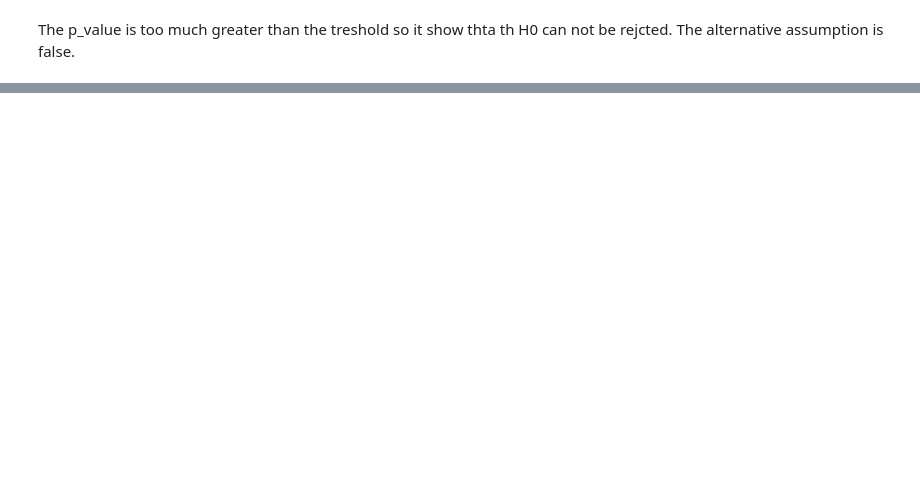
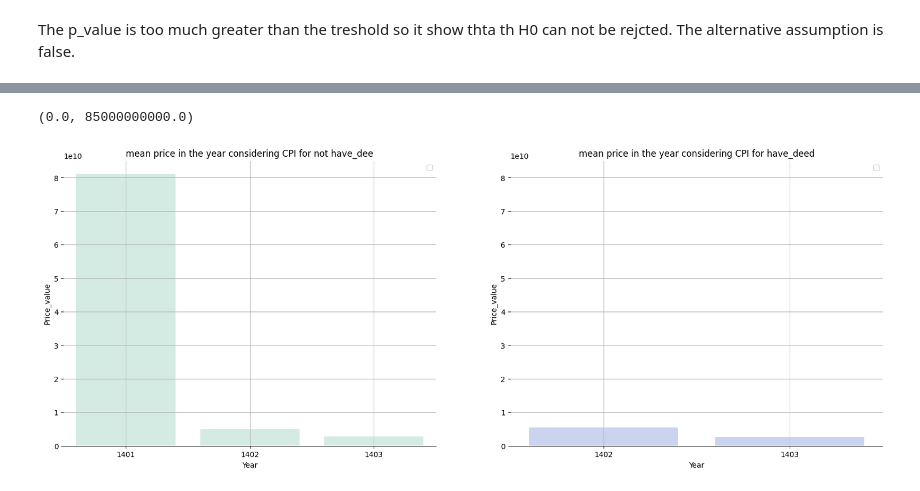
Before and after one commit to AmirrezaNasiri85/Artificial-Inteligance-Boot-Camp, a Jupyter notebook: ProjectOne.ipynb, the cells around one changed output, grey strips where cells are left out. Cells and saved outputs as stored; diff of their text form; code cells hidden in the pictures; blank space fills up the shorter version.

```diff
--- a/ProjectOne.ipynb
+++ b/ProjectOne.ipynb
@@ -435,0 +431,46 @@ The alternative assumption is false.
+# %%
+figure , axes = plt.subplots(1, 2, figsize=(20, 7))
+
+sns.barplot(
+    x=not_have_deed.index,
+    y=not_have_deed["price_value"],
+    color="mediumaquamarine",
+    ax = axes[0],
+    alpha=0.3
+)
+
+sns.barplot(
+    x=have_deed.index,
+    y=have_deed["price_value"],
+    color="royalblue",
+    ax = axes[1],
+    alpha=0.3
+)
+
+axes[0].spines["top"].set_visible(False)
+axes[0].spines["left"].set_visible(False)
+axes[0].spines["right"].set_visible(False)
+axes[0].set_xlabel("Year")
+axes[0].set_ylabel("Price_value")
+axes[0].set_title("mean price in the year considering CPI for not have_dee")
+axes[0].grid()
+axes[0].legend()
+
+
+axes[1].spines["top"].set_visible(False)
+axes[1].spines["left"].set_visible(False)
+axes[1].spines["right"].set_visible(False)
+axes[1].set_xlabel("Year")
+axes[1].set_ylabel("Price_value")
+axes[1].set_title("mean price in the year considering CPI for have_deed")
+axes[1].grid()
+axes[1].legend()
+
+# This limitation make them comparable in the plots.
+max_y = 8.5e10
+
+axes[0].set_ylim(0, max_y)
+axes[1].set_ylim(0, max_y)
+# %% [output]
+(0.0, 85000000000.0)
+[figure, added]
```
Also changed, not shown: parts of 14 cells of this notebook.
